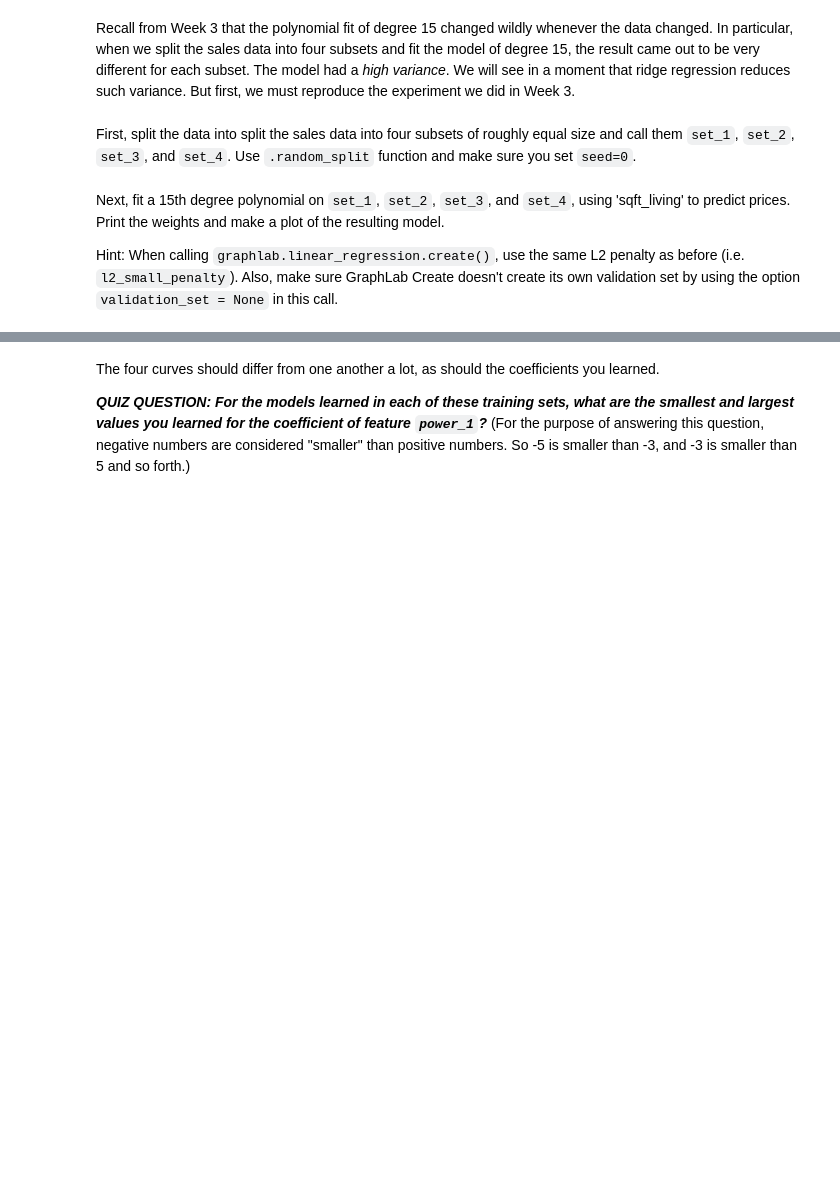
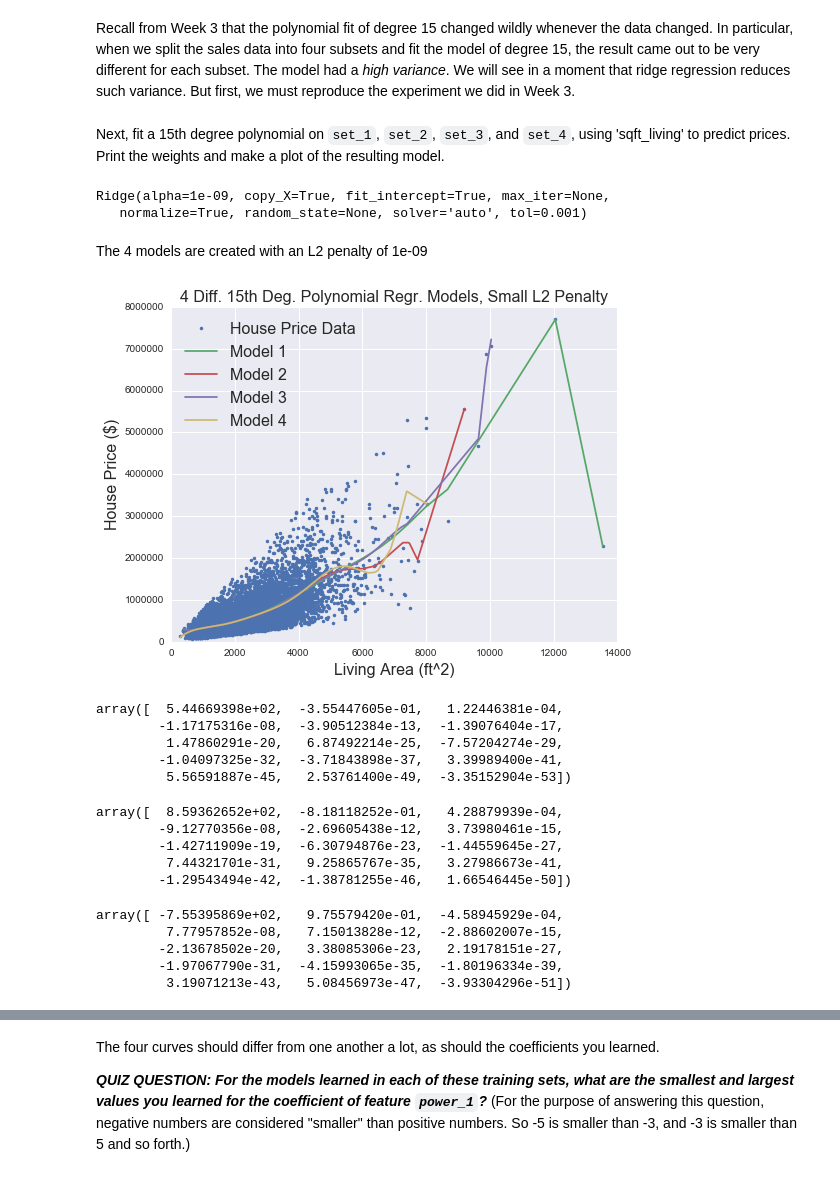
Before and after one commit to Nafisur-jspl/ML_specialization, a Jupyter notebook: 2_regression/week_4_ridge_regression/week-4-ridge-regression-assignment-1.ipynb, the cells around one changed output, grey strips where cells are left out. Saved outputs shown, nothing was run; the diff lists cells and outputs as text; code cells hidden in the pictures; blank space fills up the shorter version.

Commit message:
Starting week 4, ridge regression

```diff
--- a/2_regression/week_4_ridge_regression/week-4-ridge-regression-assignment-1.ipynb
+++ b/2_regression/week_4_ridge_regression/week-4-ridge-regression-assignment-1.ipynb
@@ -93,5 +105,3 @@ Hint: make sure to add 'price' column to the new SFrame before calling `graphlab
 # Observe overfitting
 # %% [markdown]
 Recall from Week 3 that the polynomial fit of degree 15 changed wildly whenever the data changed. In particular, when we split the sales data into four subsets and fit the model of degree 15, the result came out to be very different for each subset. The model had a *high variance*. We will see in a moment that ridge regression reduces such variance. But first, we must reproduce the experiment we did in Week 3.
-# %% [markdown]
-First, split the data into split the sales data into four subsets of roughly equal size and call them `set_1`, `set_2`, `set_3`, and `set_4`. Use `.random_split` function and make sure you set `seed=0`.
@@ -102,4 +108,78 @@ First, split the data into split the sales data into four subsets of roughly equ
 # %% [markdown]
 Next, fit a 15th degree polynomial on `set_1`, `set_2`, `set_3`, and `set_4`, using 'sqft_living' to predict prices. Print the weights and make a plot of the resulting model.
-
-Hint: When calling `graphlab.linear_regression.create()`, use the same L2 penalty as before (i.e. `l2_small_penalty`).  Also, make sure GraphLab Create doesn't create its own validation set by using the option `validation_set = None` in this call.
+# %%
+l2_small_penalty=1e-9
+# Copy-pasting should be avoided, creating a for loop with a dict or list of datasets... lazy today
+
+poly15_set1_data = polynomial_dataframe(set1_data['sqft_living'], 15)
+poly15_set2_data = polynomial_dataframe(set2_data['sqft_living'], 15)
+poly15_set3_data = polynomial_dataframe(set3_data['sqft_living'], 15)
+poly15_set4_data = polynomial_dataframe(set4_data['sqft_living'], 15)
+
+poly15_set1_features = poly15_set1_data.columns
+poly15_set2_features = poly15_set2_data.columns
+poly15_set3_features = poly15_set3_data.columns
+poly15_set4_features = poly15_set4_data.columns
+
+poly15_set1_data['price'] = set1_data['price']
+poly15_set2_data['price'] = set2_data['price']
+poly15_set3_data['price'] = set3_data['price']
+poly15_set4_data['price'] = set4_data['price']
+
+model_set1 = linear_model.Ridge(alpha=l2_small_penalty, normalize=True)
+model_set2 = linear_model.Ridge(alpha=l2_small_penalty, normalize=True)
+model_set3 = linear_model.Ridge(alpha=l2_small_penalty, normalize=True)
+model_set4 = linear_model.Ridge(alpha=l2_small_penalty, normalize=True)
+
+model_set1.fit(poly15_set1_data[poly15_set1_features], poly15_set1_data['price'])
+model_set2.fit(poly15_set2_data[poly15_set2_features], poly15_set2_data['price'])
+model_set3.fit(poly15_set3_data[poly15_set3_features], poly15_set3_data['price'])
+model_set4.fit(poly15_set4_data[poly15_set4_features], poly15_set4_data['price'])
+# %% [output]
+Ridge(alpha=1e-09, copy_X=True, fit_intercept=True, max_iter=None,
+   normalize=True, random_state=None, solver='auto', tol=0.001)
+# %% [markdown]
+The 4 models are created with an L2 penalty of 1e-09
+# %%
+plt.figure(figsize=(8,6))
+plt.plot(sales['sqft_living'], sales['price'],'.', label= 'House Price Data')
+plt.hold(True)
+#
+plt.plot( poly15_set1_data['power_1'], model_set1.predict(poly15_set1_data[poly15_set1_features]), '-', label = "Model 1" )
+plt.plot( poly15_set2_data['power_1'], model_set2.predict(poly15_set2_data[poly15_set2_features]), '-', label = "Model 2" )
+plt.plot( poly15_set3_data['power_1'], model_set3.predict(poly15_set3_data[poly15_set3_features]), '-', label = "Model 3" )
+plt.plot( poly15_set4_data['power_1'], model_set4.predict(poly15_set4_data[poly15_set4_features]), '-', label = "Model 4" )
+#
+plt.hold(False)
+plt.legend(loc='upper left', fontsize=16)
+plt.xlabel('Living Area (ft^2)', fontsize=16)
+plt.ylabel('House Price ($)', fontsize=16)
+plt.title('4 Diff. 15th Deg. Polynomial Regr. Models, Small L2 Penalty', fontsize=16)
+plt.axis([0.0, 14000.0, 0.0, 8000000.0])
+plt.show()
+# %% [output]
+[figure, added]
+# %%
+model_set1.coef_
+# %% [output]
+array([  5.44669398e+02,  -3.55447605e-01,   1.22446381e-04,
+        -1.17175316e-08,  -3.90512384e-13,  -1.39076404e-17,
+         1.47860291e-20,   6.87492214e-25,  -7.57204274e-29,
+        -1.04097325e-32,  -3.71843898e-37,   3.39989400e-41,
+         5.56591887e-45,   2.53761400e-49,  -3.35152904e-53])
+# %%
+model_set2.coef_
+# %% [output]
+array([  8.59362652e+02,  -8.18118252e-01,   4.28879939e-04,
+        -9.12770356e-08,  -2.69605438e-12,   3.73980461e-15,
+        -1.42711909e-19,  -6.30794876e-23,  -1.44559645e-27,
+         7.44321701e-31,   9.25865767e-35,   3.27986673e-41,
+        -1.29543494e-42,  -1.38781255e-46,   1.66546445e-50])
+# %%
+model_set3.coef_
+# %% [output]
+array([ -7.55395869e+02,   9.75579420e-01,  -4.58945929e-04,
+         7.77957852e-08,   7.15013828e-12,  -2.88602007e-15,
+        -2.13678502e-20,   3.38085306e-23,   2.19178151e-27,
+        -1.97067790e-31,  -4.15993065e-35,  -1.80196334e-39,
+         3.19071213e-43,   5.08456973e-47,  -3.93304296e-51])
```
Also changed, not shown: parts of 20 cells of this notebook.
